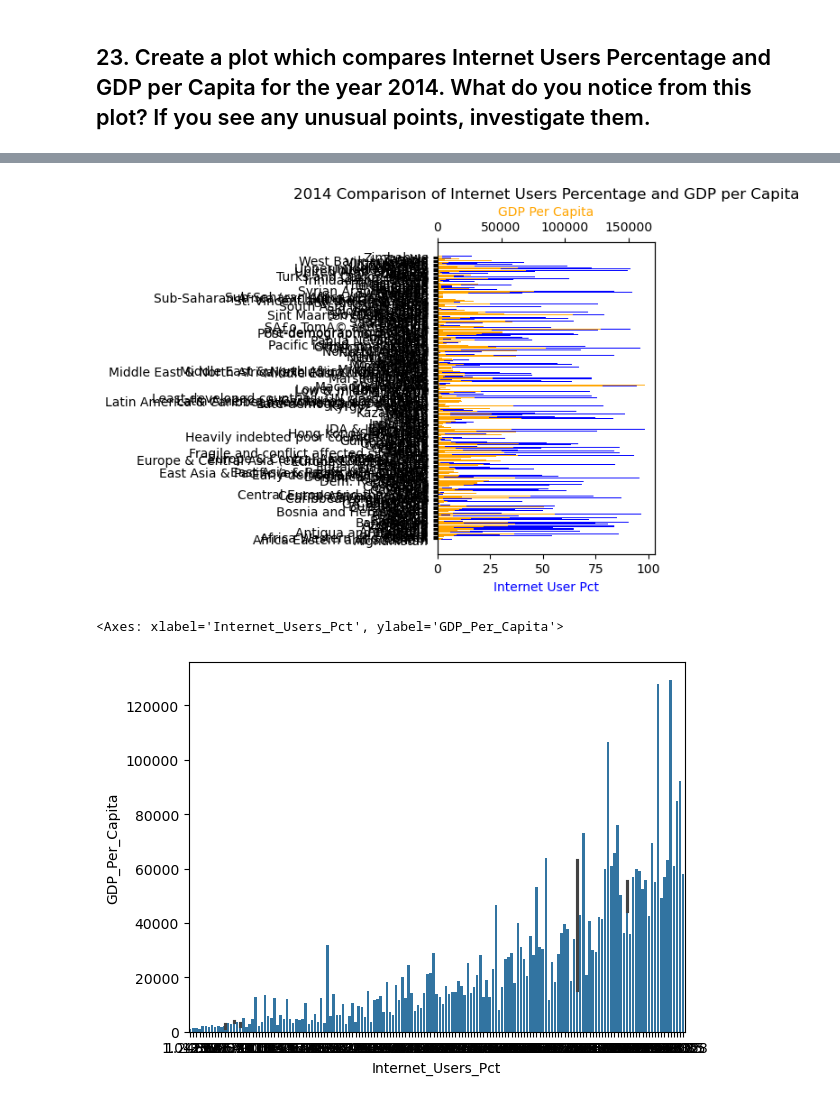
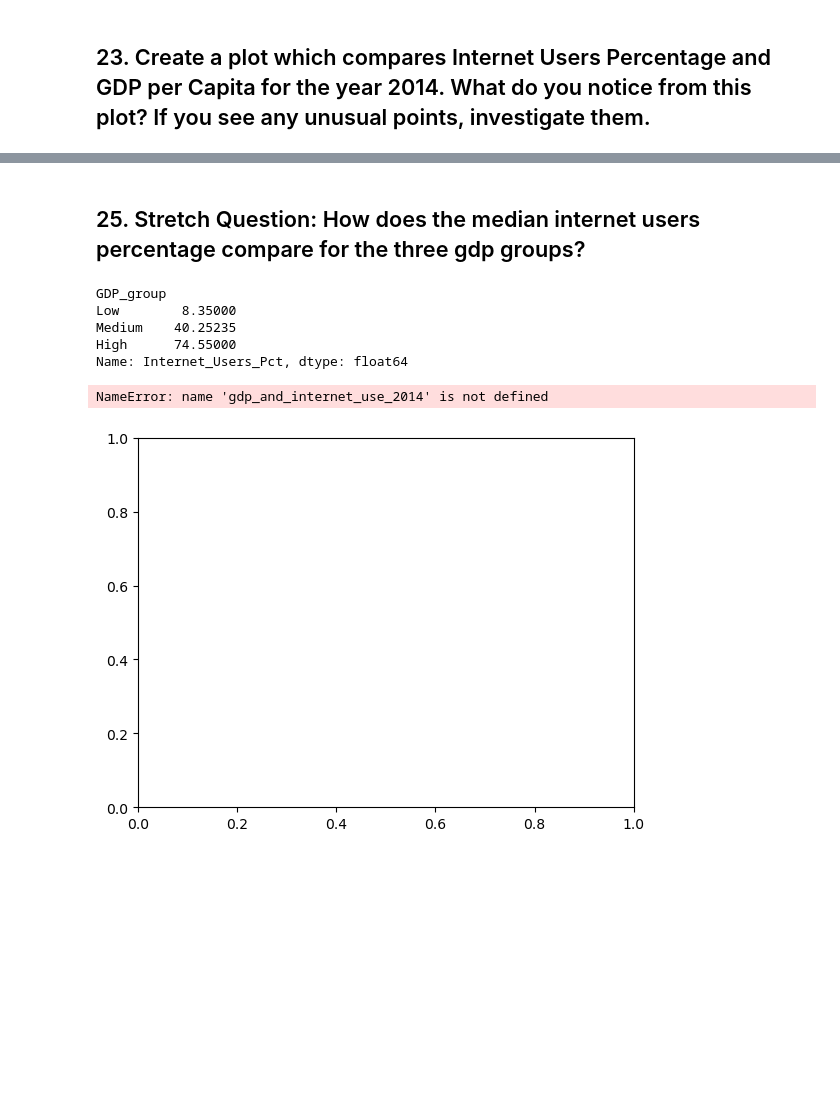
Before and after one commit to BrittanyRussell-15/un-exploration-PythonBrittanyRussell-15, a Jupyter notebook: notebooks/BrittanyRussellUndataProject1.ipynb, the cells around one changed output, grey strips where cells are left out. Drawn from its saved outputs; the diff is of its cells as text; code cells hidden in the pictures; blank space fills up the shorter version.

```diff
--- a/notebooks/BrittanyRussellUndataProject1.ipynb
+++ b/notebooks/BrittanyRussellUndataProject1.ipynb
@@ -609,7 +636,7 @@ There are 10 countries was the percentage of internet users below 5% in 2014.
 # %% [markdown]
 ## 20 Merge the two DataFrames to one. Do this in a way that keeps all rows from each of the two DataFrames. Call the new DataFrame gdp_and_internet_use. Look at the first and last few rows to confirm that it merged correctly.
 # %%
-gdp_and_internet_use = pd.merge(gdp_df,internet_dfv2, on=['Country','Year'], how='left')
+gdp_and_internet_use = pd.merge(gdp_df,internet_dfv2, on=['Country','Year'], how='outer')
 gdp_and_internet_use
 # %% [output]
 |  | Country | Year | GDP_Per_Capita | Internet_Users_Pct |
@@ -702,0 +756,2 @@ gdp_and_internet_use_2014
+# %%
+gdp_and_internet_use_2014 = gdp_and_internet_use[gdp_and_internet_use['Year'] == 2014]
@@ -702,0 +775,3 @@ gdp_and_internet_use_2014
+# %%
+gdp_and_internet_use_2014['GDP_group'] = pd.qcut(gdp_and_internet_use['GDP_Per_Capita'],
+        q = 3, labels = ['Low', 'Medium', 'High']);
@@ -702,0 +816,10 @@ gdp_and_internet_use_2014
+# %% [markdown]
+## 25. Stretch Question: How does the median internet users percentage compare for the three gdp groups?
+# %%
+gdp_and_internet_use_2014.groupby('GDP_group')['Internet_Users_Pct'].median()
+# %% [output]
+GDP_group
+Low        8.35000
+Medium    40.25235
+High      74.55000
+Name: Internet_Users_Pct, dtype: float64
@@ -703,25 +828,20 @@ gdp_and_internet_use_2014
 # %%
 fig, ax1 = plt.subplots()
 ax1.barh(gdp_and_internet_use_2014.Country, gdp_and_internet_use_2014.Internet_Users_Pct, color='blue')
 ax1.set_xlabel('Internet User Pct', color='blue')
 
 ax2 = ax1.twiny()
 ax2.barh(gdp_and_internet_use_2014.Country, gdp_and_internet_use_2014.GDP_Per_Capita, color='orange')
 ax2.set_xlabel('GDP Per Capita', color='orange')
 
 
-#fig.legend(loc='upper center', bbox_to_anchor=(0.5, 1.1), ncol=2)
-plt.title('2014 Comparison of Internet Users Percentage and GDP per Capita')
-plt.tight_layout()
-plt.show()
+#fig.le"
 # %% [output]
+NameError: name 'gdp_and_internet_use_2014' is not defined
-[figure, old version]
+[figure, new version]
 # %%
 #g = sns.FacetGrid(gdp_and_internet_use_2014, col="Country")
 #g.map_dataframe(sns.barplot, x="Internet_Users_Pct", y="GDP_Per_Capita");
 # %%
 sns.barplot(gdp_and_internet_use_2014, x="Internet_Users_Pct", y="GDP_Per_Capita")
 #, hue="Country"
-# %% [output]
-<Axes: xlabel='Internet_Users_Pct', ylabel='GDP_Per_Capita'>
-[figure, removed]
```
Also changed, not shown: parts of 27 cells of this notebook.
